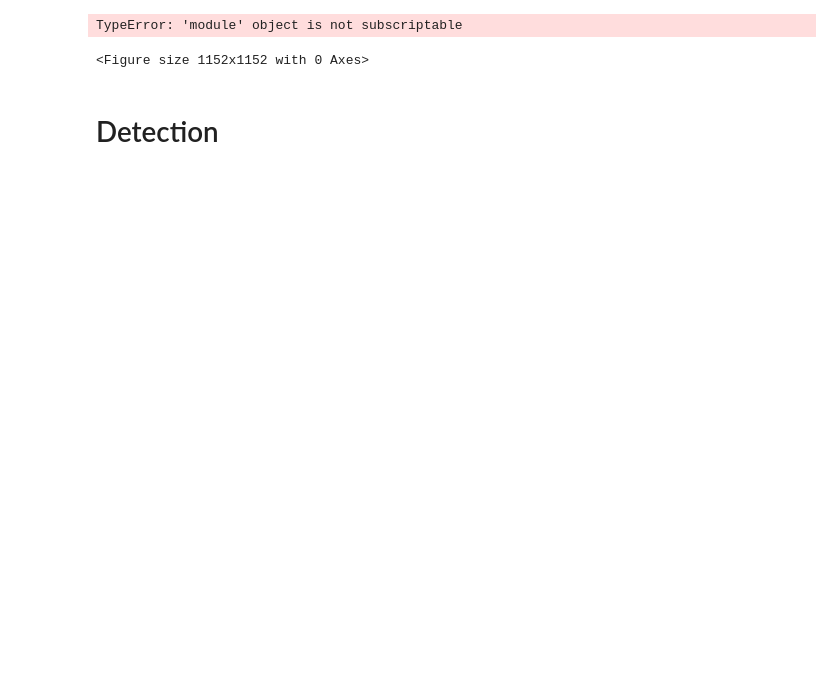
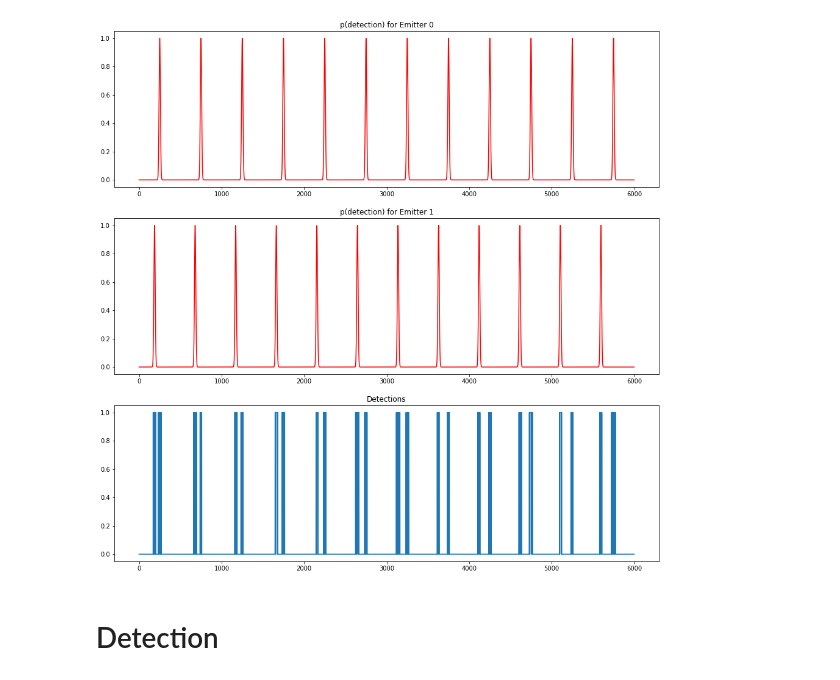
Before and after one commit to apl-ocean-engineering/sband-detection-patterns, a Jupyter notebook: SBand Detection Simulator.ipynb, the cells around one changed output. Saved outputs shown, nothing was run; the diff lists cells and outputs as text; code cells hidden in the pictures; blank space fills up the shorter version.

Commit message:
Iteration on detection algorithm

```diff
--- a/SBand Detection Simulator.ipynb
+++ b/SBand Detection Simulator.ipynb
@@ -7,56 +7,70 @@ import scipy.signal as signal
 import matplotlib.pyplot as plt
 %matplotlib inline
 # %%
-## Signals are defined by a rate in rpm and an initial phase (in degrees).
-## Signals are pointed at the detector pi phase
+## Emitters are defined by a rate in rpm and an initial phase (in degrees).
+## Phase is the bearing from the detector to the emitter (or is it the reciprocal?)
+## Emitters are pointed at detector when (wt + phase) == pi
+
+signals = [[12, 0], [12.2,43] ]
+
+## Transform signals to rad/sec and radians phase
 
 def rpm2radpersec(rpm):
     return rpm/60*(2*np.pi)
 
-signals = [[12, 0], [6,43] ]
-
-## Transform signals to rad/sec and radians phase
 signals = [[rpm2radpersec(a[0]), np.radians(a[1])] for a in signals]
 # %%
-sband_hz=10
+## Detector sampling freq and length of buffer
+sband_hz=100
 buffer_secs=60
 
+## Fixed seed for debugging
 np.random.seed(0)
 
 detector_mean = np.pi
+
+## Variance defnes the angular "beamwidth" of the detector
 detector_var  = 0.1
+
+## Maximum detection probability.  If < 1, detector can give false negative
 p_detection_max = 1.0
+
+## prob of random detection, if > 0, detector can give false positive
 p_detection_random = 0.00
 
+
 buffer_len = sband_hz*buffer_secs
-
 buffer = np.zeros((buffer_len))
 t = np.arange(0,buffer_len) / sband_hz
 
 plt.figure(figsize=(16, 16))
 
 for i,sig in enumerate(signals):
-    angle = (sig[0]*t + signal[1])%(2*np.pi)
+    angle = (sig[0]*t + sig[1])%(2*np.pi)
 
     p_detect = stats.norm.pdf(angle,detector_mean,detector_var) * p_detection_max / stats.norm.pdf(0,0,detector_var)
-    prob = np.random.random(buffer_len)
 
     ## Add a constant probability of random noise
     p_detect = np.clip( p_detect, p_detection_random, None )
 
     plt.subplot(len(signals)+1,1,i+1)
+    plt.title("p(detection) for Emitter %d" % i)
     plt.plot(p_detect, color='r')
 
+    ## Actually draw samples for detection
+    prob = np.random.random(buffer_len)
+
+    ## And add to the detection buffer
     buffer = buffer+np.clip( np.sign(p_detect-prob), 0, 1 )
 
-## Normalize down to 0-1
+## Normalize to down to 0-1
 buffer = np.clip( buffer, 0, 1)
 
 plt.subplot(len(signals)+1,1,len(signals)+1)
+plt.title("Detections")
 plt.plot(buffer)
 plt.show()
 # %% [output]
-TypeError: 'module' object is not subscriptable
-<Figure size 1152x1152 with 0 Axes>
+[figure, added]
 # %% [markdown]
 # Detection
```
Also changed, not shown: parts of 5 cells of this notebook.
